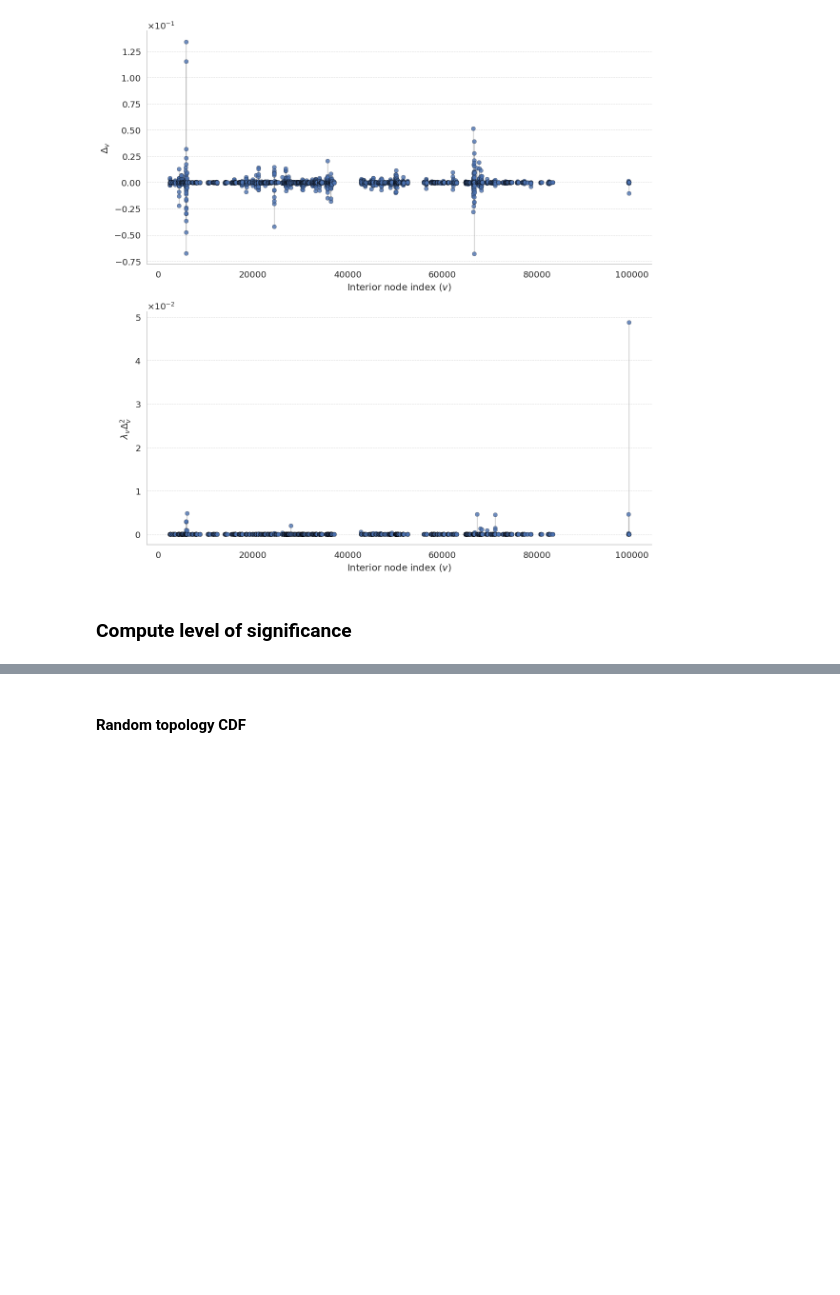
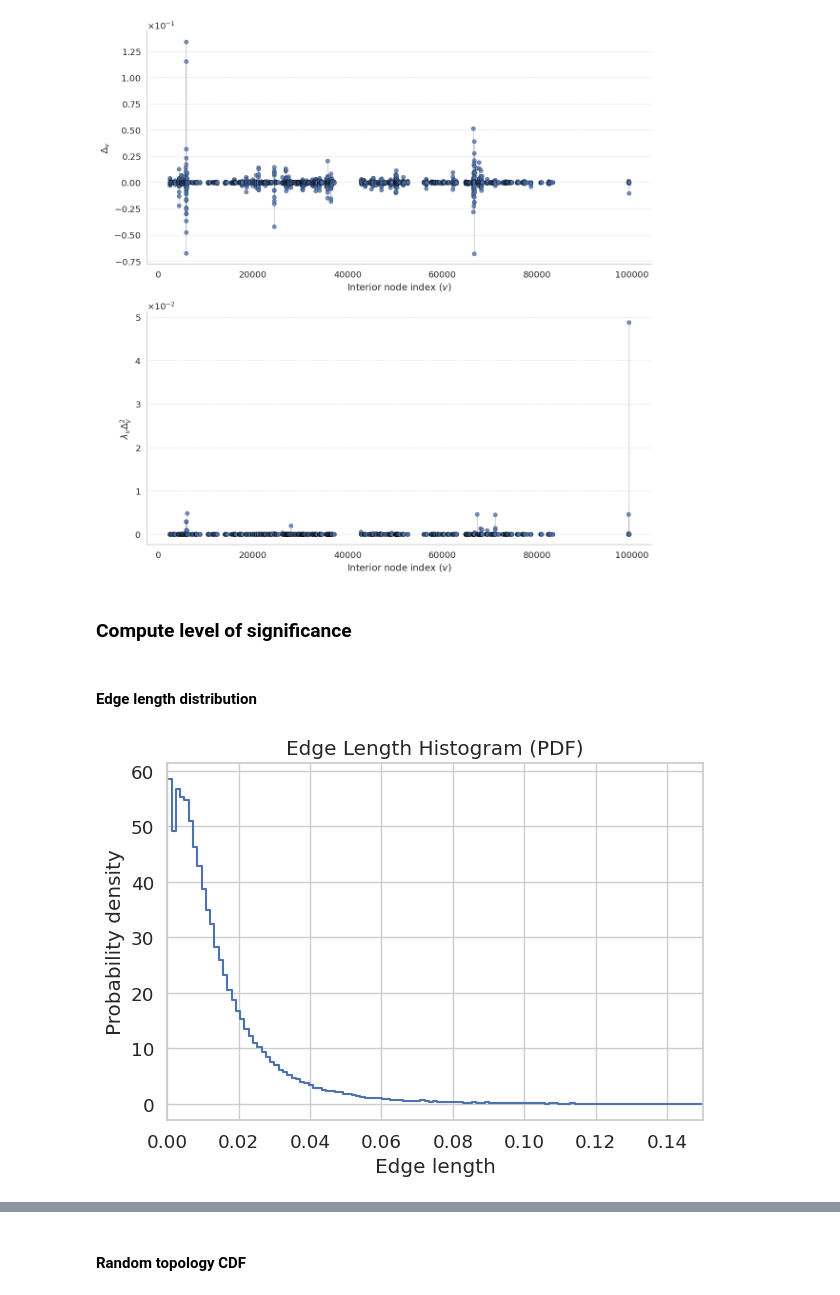
Before and after one commit to spsvihla/pcms, a Jupyter notebook: notebooks/haar_like_wavelets_level_of_significance.ipynb, the cells around one changed output, grey strips where cells are left out. Cells and saved outputs as stored; diff of their text form; code cells hidden in the pictures; blank space fills up the shorter version.

Commit message:
Add: edge length distribution plot

```diff
--- a/notebooks/haar_like_wavelets_level_of_significance.ipynb
+++ b/notebooks/haar_like_wavelets_level_of_significance.ipynb
@@ -454,3 +458,34 @@ plt.show()
 [figure]
 # %% [markdown]
 ### Compute level of significance
+# %% [markdown]
+#### Edge length distribution
+# %%
+t = pcms.tree.nwk2tree(os.path.join(GG_DATA, "trees/97_otus.nwk"))
+# %%
+edge_lengths = t.get_edge_length()
+# %%
+# Choose number of bins using the square-root rule
+n_bins = int(np.sqrt(t.n_nodes))
+
+# Get histogram (PDF) and bin edges
+pdf_values, bin_edges = np.histogram(edge_lengths, bins=n_bins, density=True)
+
+# Compute bin centers for plotting
+bin_centers = (bin_edges[:-1] + bin_edges[1:]) / 2
+
+# Save to file
+np.savetxt("../data/gg_97_otus_edge_length_distribution.csv", np.column_stack([bin_centers, pdf_values]),
+           delimiter=",", header="bin_center,pdf_value", comments='')
+
+# Plot
+plt.plot(bin_centers, pdf_values, drawstyle='steps-mid', label='PDF')
+plt.xlim([0, 0.15])
+plt.xlabel('Edge length')
+plt.ylabel('Probability density')
+plt.title('Edge Length Histogram (PDF)')
+plt.grid(True)
+plt.tight_layout()
+plt.show()
+# %% [output]
+[figure, added]
```
Also changed, not shown: parts of 5 cells of this notebook, 2 other files.
